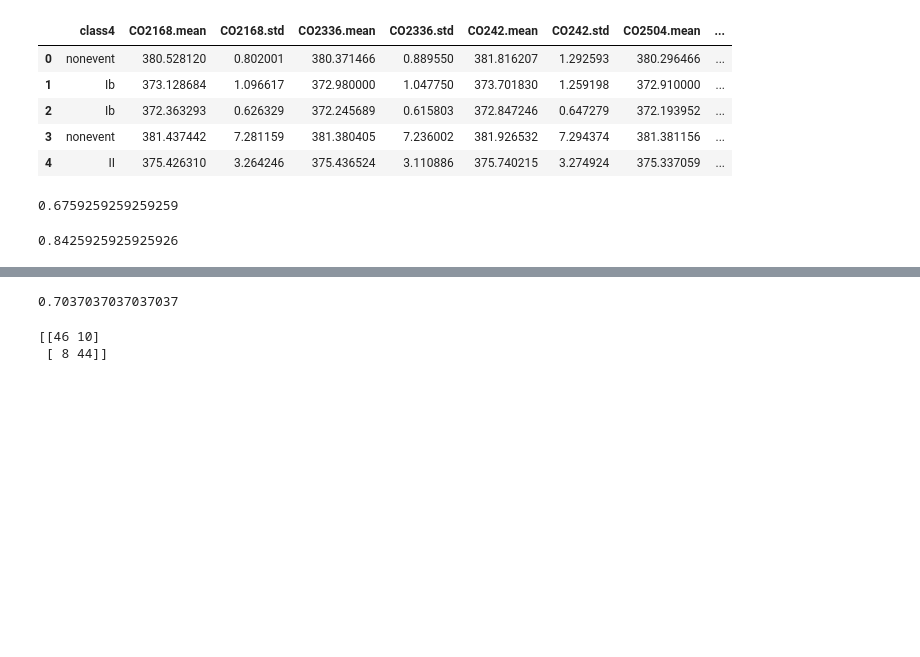
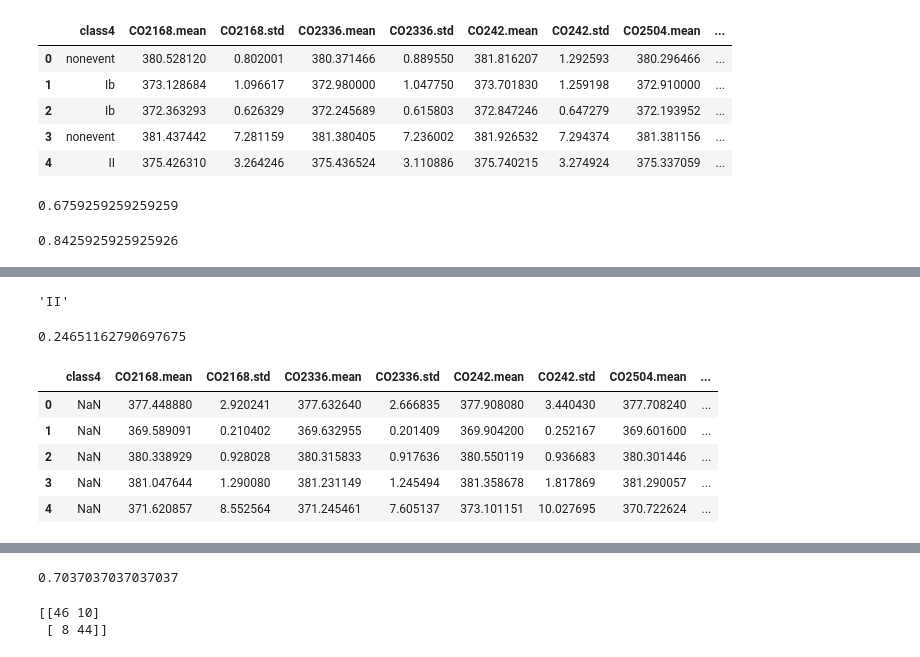
Before and after one commit to xbexbex/iml-project, a Jupyter notebook: notebooks/train.ipynb, the cells around one changed output, grey strips where cells are left out. Cells and saved outputs as stored; diff of their text form; code cells hidden in the pictures; blank space fills up the shorter version.

```diff
--- a/notebooks/train.ipynb
+++ b/notebooks/train.ipynb
@@ -103,2 +105,31 @@ array([1, 1, 1, 0, 0, 0, 1, 1, 0, 0, 0, 1, 0, 1, 0, 0, 1, 0, 0, 1, 1, 1,
        0, 0, 0, 1, 0, 1, 0, 0, 0, 0, 1, 1, 1, 0, 1, 1, 0, 1, 0, 0, 0, 1,
        1, 0, 1, 0, 1, 0, 1, 0, 0, 0, 0, 0, 1, 0, 1, 1, 1, 0, 1, 0])
+# %%
+# Predict class4 by getting the majority class from the training data
+# Filter the nonevents from the array, then count unique events and return one that has most counts
+classes = np.array(df["class4"])
+events = np.where(classes != 'nonevent')
+(values,counts) = np.unique(classes[events],return_counts=True)
+ind=np.argmax(counts)
+class4_pred = values[ind]
+class4_pred
+# %% [output]
+'II'
+# %%
+# Calculate probability for class_4
+class4_prob = (counts[ind]/len(y))
+class4_prob
+# %% [output]
+0.24651162790697675
+# %%
+# Import hidden data
+df_hidden = pd.read_csv("../data/npf_test_hidden.csv")
+df_hidden = df_hidden.drop(columns=["partlybad", "id", "date"])
+df_hidden.head()
+# %% [output]
+|  | class4 | CO2168.mean | CO2168.std | CO2336.mean | CO2336.std | CO242.mean | CO242.std | CO2504.mean | ... |
+| 0 | NaN | 377.448880 | 2.920241 | 377.632640 | 2.666835 | 377.908080 | 3.440430 | 377.708240 | ... |
+| 1 | NaN | 369.589091 | 0.210402 | 369.632955 | 0.201409 | 369.904200 | 0.252167 | 369.601600 | ... |
+| 2 | NaN | 380.338929 | 0.928028 | 380.315833 | 0.917636 | 380.550119 | 0.936683 | 380.301446 | ... |
+| 3 | NaN | 381.047644 | 1.290080 | 381.231149 | 1.245494 | 381.358678 | 1.817869 | 381.290057 | ... |
+| 4 | NaN | 371.620857 | 8.552564 | 371.245461 | 7.605137 | 373.101151 | 10.027695 | 370.722624 | ... |
```
Also changed, not shown: parts of 7 cells of this notebook, 1 other file.
